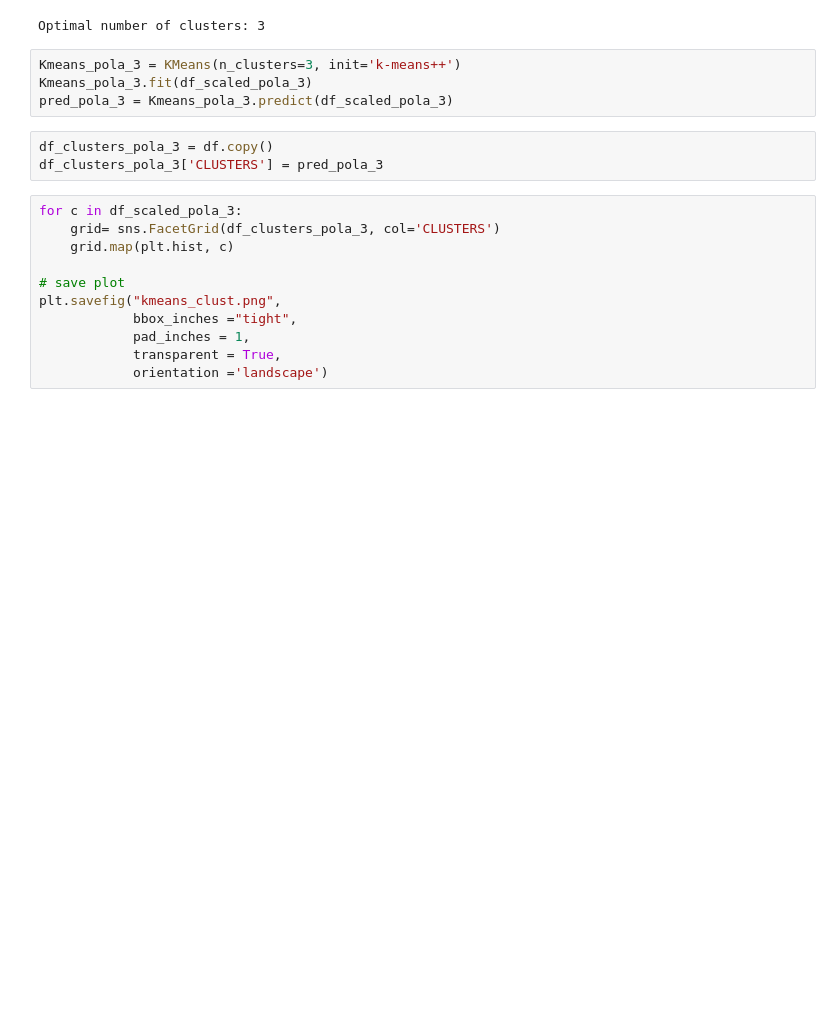
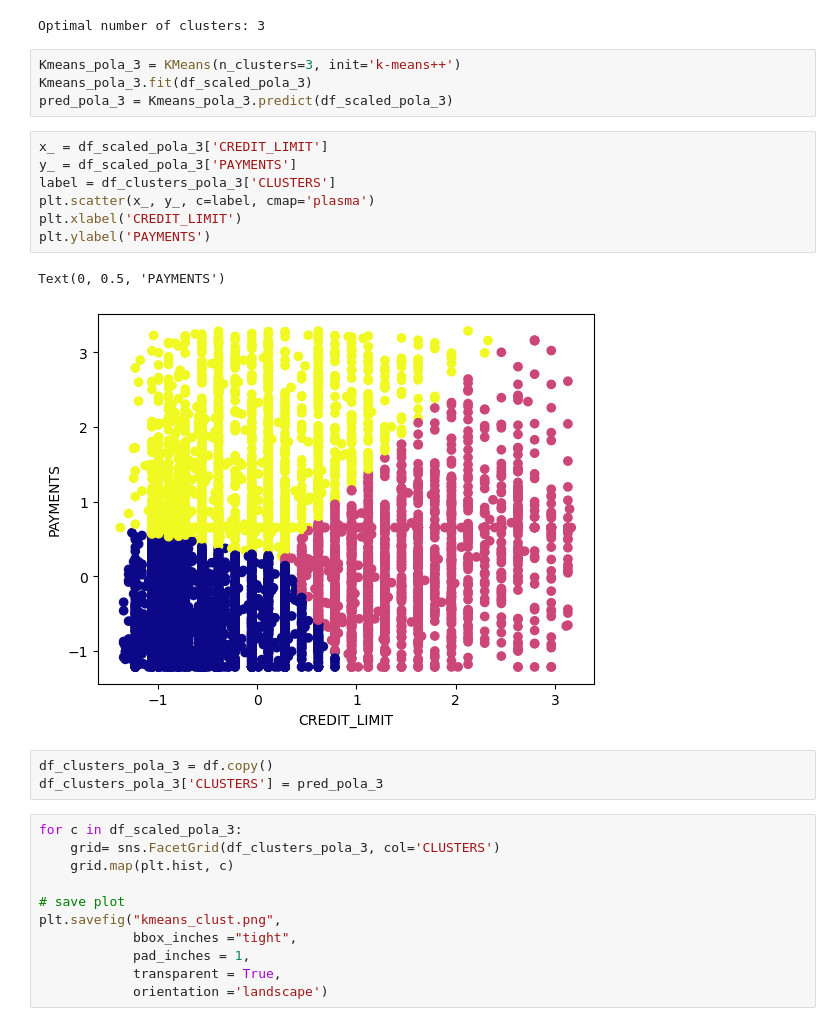
Before and after one commit to safiralya/FinalProject4, a Jupyter notebook: PYTN_KampusMerdeka_FP4_SafiraAlyaFafaza.ipynb, the cells around one changed output. Drawn from its saved outputs; the diff is of its cells as text; blank space fills up the shorter version.

```diff
--- a/PYTN_KampusMerdeka_FP4_SafiraAlyaFafaza.ipynb
+++ b/PYTN_KampusMerdeka_FP4_SafiraAlyaFafaza.ipynb
@@ -973,6 +993,16 @@ Optimal number of clusters: 3
 Kmeans_pola_3 = KMeans(n_clusters=3, init='k-means++')
 Kmeans_pola_3.fit(df_scaled_pola_3)
 pred_pola_3 = Kmeans_pola_3.predict(df_scaled_pola_3)
+# %%
+x_ = df_scaled_pola_3['CREDIT_LIMIT']
+y_ = df_scaled_pola_3['PAYMENTS']
+label = df_clusters_pola_3['CLUSTERS']
+plt.scatter(x_, y_, c=label, cmap='plasma')
+plt.xlabel('CREDIT_LIMIT')
+plt.ylabel('PAYMENTS')
+# %% [output]
+Text(0, 0.5, 'PAYMENTS')
+[figure, added]
 # %%
 df_clusters_pola_3 = df.copy()
 df_clusters_pola_3['CLUSTERS'] = pred_pola_3
```
Also changed, not shown: parts of 62 cells of this notebook.
